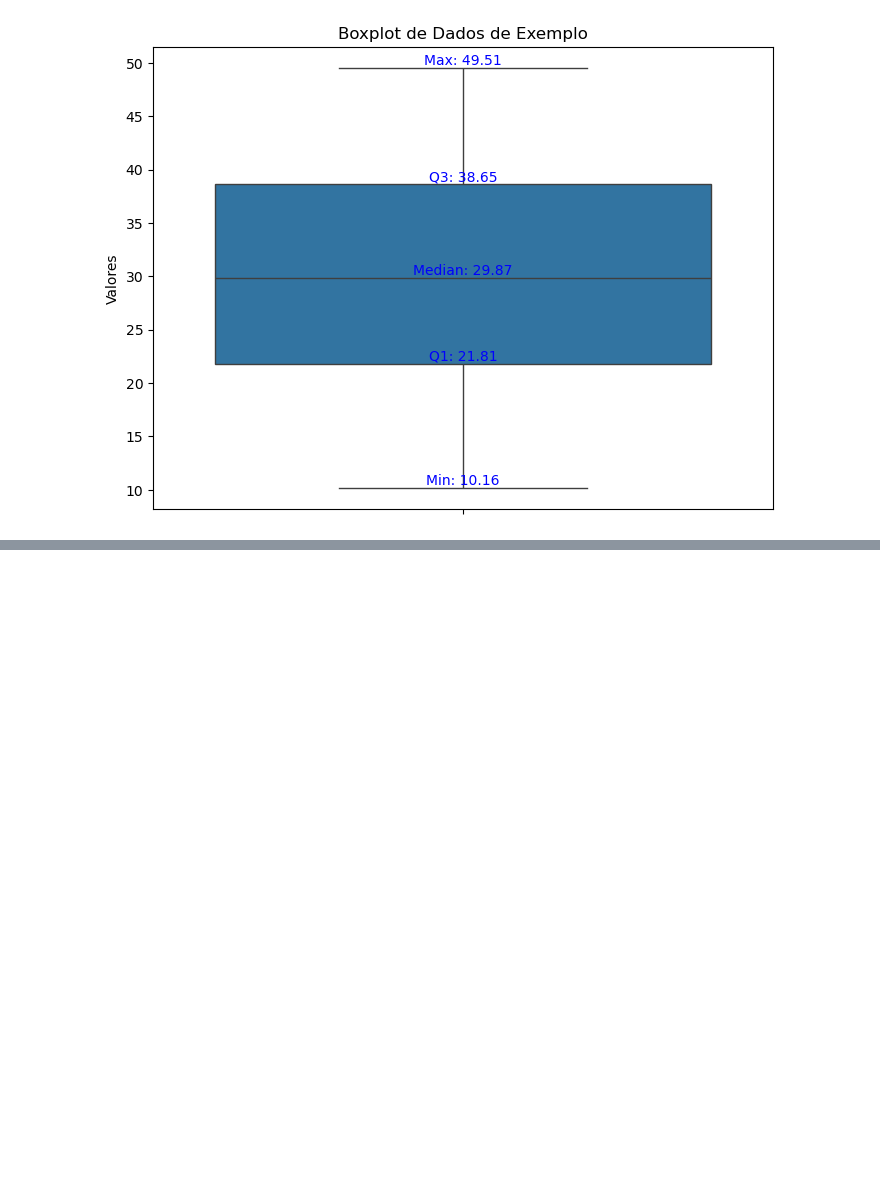
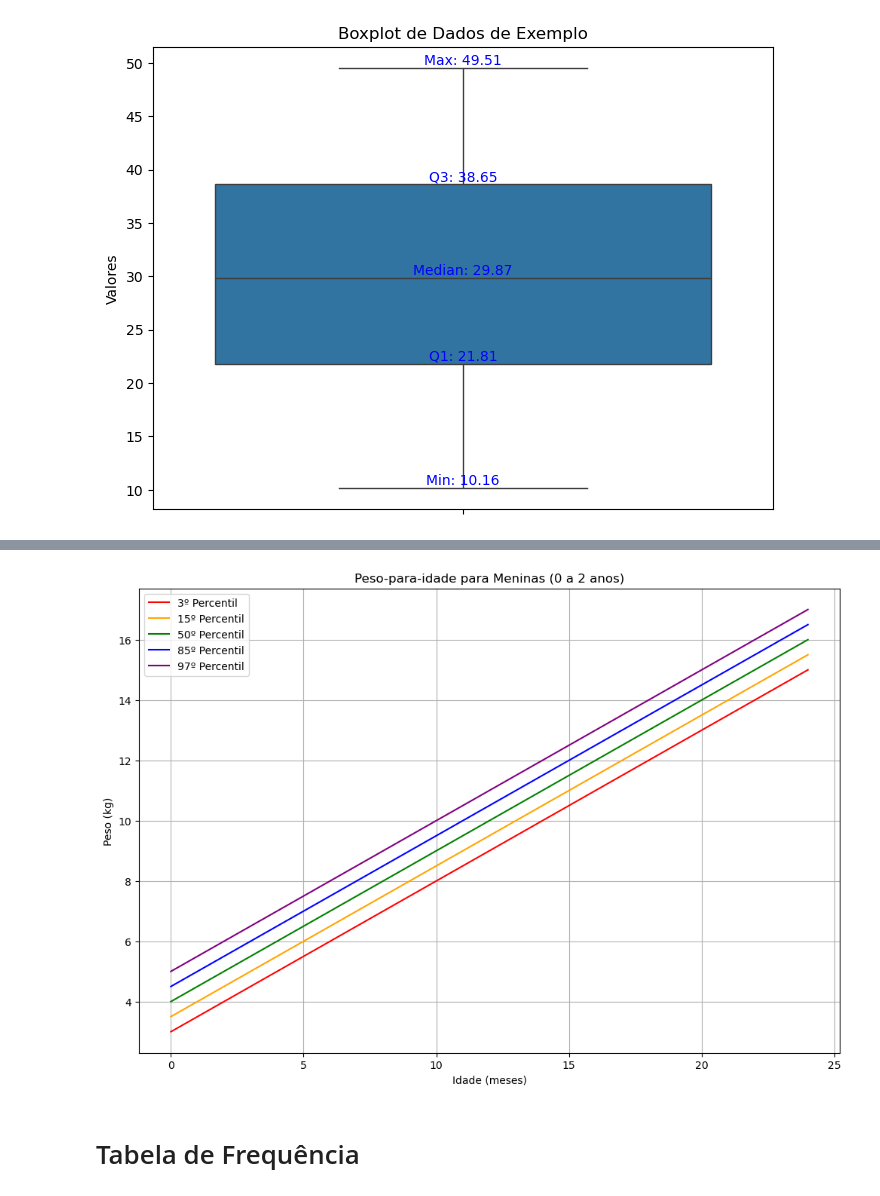
Before and after one commit to tiagomartins03/Data-Science, a Jupyter notebook: 4_DistribuicaoDeDados/main.ipynb, the cells around one changed output, grey strips where cells are left out. Drawn from its saved outputs; the diff is of its cells as text; code cells hidden in the pictures; blank space fills up the shorter version.

```diff
--- a/4_DistribuicaoDeDados/main.ipynb
+++ b/4_DistribuicaoDeDados/main.ipynb
@@ -128,0 +206,36 @@ Max: 49.51
+# %%
+import numpy as np
+import matplotlib.pyplot as plt
+
+# Idades em meses
+ages = np.linspace(0, 24, 25)
+
+# Dados sintéticos de peso para idade para diferentes percentis
+weights_3rd = [3.0, 3.5, 4.0, 4.5, 5.0, 5.5, 6.0, 6.5, 7.0, 7.5, 8.0, 8.5, 9.0, 9.5, 10.0, 10.5, 11.0, 11.5, 12.0, 12.5, 13.0, 13.5, 14.0, 14.5, 15.0]
+weights_15th = [3.5, 4.0, 4.5, 5.0, 5.5, 6.0, 6.5, 7.0, 7.5, 8.0, 8.5, 9.0, 9.5, 10.0, 10.5, 11.0, 11.5, 12.0, 12.5, 13.0, 13.5, 14.0, 14.5, 15.0, 15.5]
+weights_50th = [4.0, 4.5, 5.0, 5.5, 6.0, 6.5, 7.0, 7.5, 8.0, 8.5, 9.0, 9.5, 10.0, 10.5, 11.0, 11.5, 12.0, 12.5, 13.0, 13.5, 14.0, 14.5, 15.0, 15.5, 16.0]
+weights_85th = [4.5, 5.0, 5.5, 6.0, 6.5, 7.0, 7.5, 8.0, 8.5, 9.0, 9.5, 10.0, 10.5, 11.0, 11.5, 12.0, 12.5, 13.0, 13.5, 14.0, 14.5, 15.0, 15.5, 16.0, 16.5]
+weights_97th = [5.0, 5.5, 6.0, 6.5, 7.0, 7.5, 8.0, 8.5, 9.0, 9.5, 10.0, 10.5, 11.0, 11.5, 12.0, 12.5, 13.0, 13.5, 14.0, 14.5, 15.0, 15.5, 16.0, 16.5, 17.0]
+
+# Plotando os dados
+plt.figure(figsize=(12, 8))
+
+plt.plot(ages, weights_3rd, label='3º Percentil', color='red')
+plt.plot(ages, weights_15th, label='15º Percentil', color='orange')
+plt.plot(ages, weights_50th, label='50º Percentil', color='green')
+plt.plot(ages, weights_85th, label='85º Percentil', color='blue')
+plt.plot(ages, weights_97th, label='97º Percentil', color='purple')
+
+# Configurando o gráfico
+plt.xlabel('Idade (meses)')
+plt.ylabel('Peso (kg)')
+plt.title('Peso-para-idade para Meninas (0 a 2 anos)')
+plt.legend()
+plt.grid(True)
+
+# Mostrando o gráfico
+plt.show()
+# %% [output]
+[figure, added]
+# %% [markdown]
+# Tabela de Frequência
```
Also changed, not shown: parts of 15 cells of this notebook.
